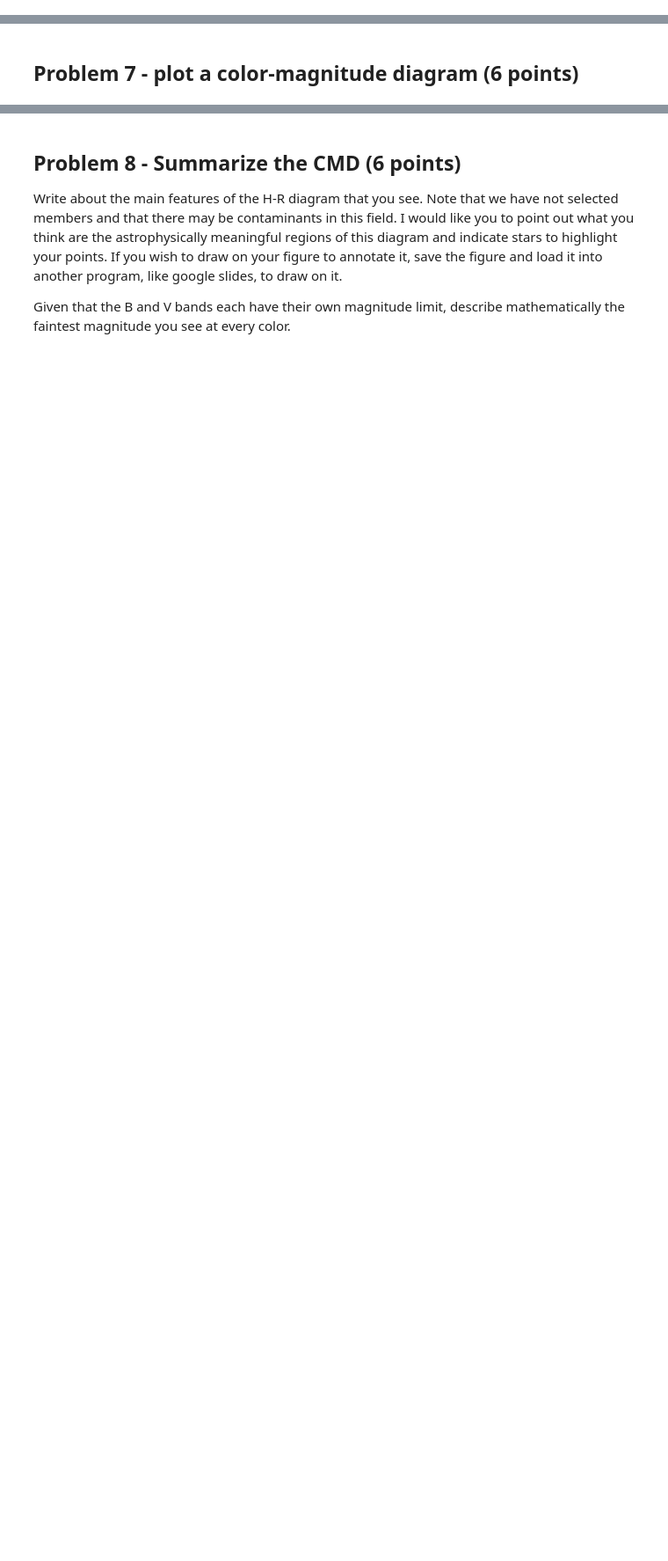
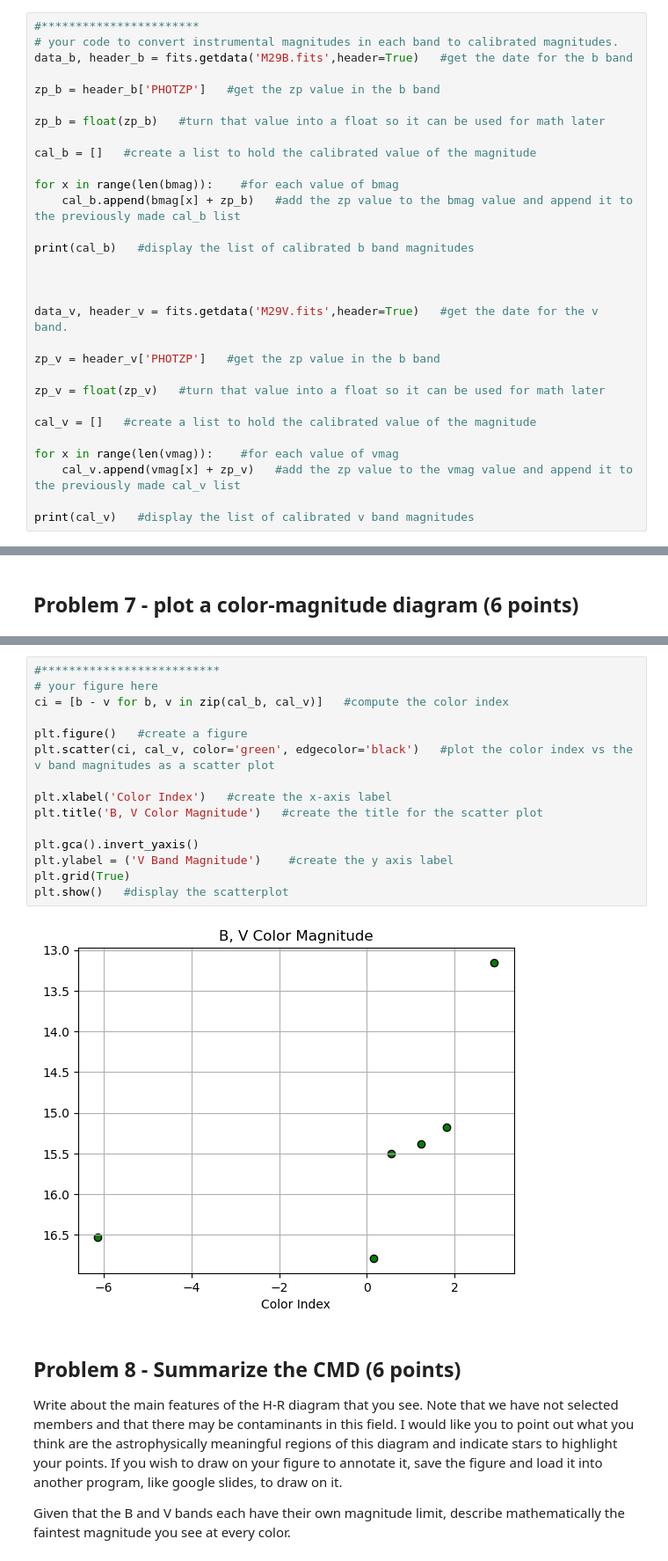
Before and after one commit to Gabe-StP/Reductionproject_student, a Jupyter notebook: cluster_photometry_student.ipynb, the cells around one changed output, grey strips where cells are left out. Shown at 88% size. Drawn from its saved outputs; the diff is of its cells as text; blank space fills up the shorter version.

```diff
--- a/cluster_photometry_student.ipynb
+++ b/cluster_photometry_student.ipynb
@@ -501,0 +508,30 @@ The PHOTZP has been determined by me using PAN-STARRS photometry of stars in our
+# %%
+#***********************
+# your code to convert instrumental magnitudes in each band to calibrated magnitudes.
+data_b, header_b = fits.getdata('M29B.fits',header=True)   #get the date for the b band
+
+zp_b = header_b['PHOTZP']   #get the zp value in the b band
+
+zp_b = float(zp_b)   #turn that value into a float so it can be used for math later
+
+cal_b = []   #create a list to hold the calibrated value of the magnitude
+
+for x in range(len(bmag)):    #for each value of bmag
+    cal_b.append(bmag[x] + zp_b)   #add the zp value to the bmag value and append it to the previously made cal_b list
+
+print(cal_b)   #display the list of calibrated b band magnitudes
+
+
+
+data_v, header_v = fits.getdata('M29V.fits',header=True)   #get the date for the v band.
+
+zp_v = header_v['PHOTZP']   #get the zp value in the b band
+
+zp_v = float(zp_v)   #turn that value into a float so it can be used for math later
+
+cal_v = []   #create a list to hold the calibrated value of the magnitude
+
+for x in range(len(vmag)):    #for each value of vmag
+    cal_v.append(vmag[x] + zp_v)   #add the zp value to the vmag value and append it to the previously made cal_v list
+
+print(cal_v)   #display the list of calibrated v band magnitudes
@@ -510,3 +543,20 @@ plt.grid(True)
+# %%
+#**************************
+# your figure here
+ci = [b - v for b, v in zip(cal_b, cal_v)]   #compute the color index
+
+plt.figure()   #create a figure
+plt.scatter(ci, cal_v, color='green', edgecolor='black')   #plot the color index vs the v band magnitudes as a scatter plot
+
+plt.xlabel('Color Index')   #create the x-axis label
+plt.title('B, V Color Magnitude')   #create the title for the scatter plot
+
+plt.gca().invert_yaxis()
+plt.ylabel = ('V Band Magnitude')    #create the y axis label
+plt.grid(True)
+plt.show()   #display the scatterplot
+# %% [output]
+[figure, added]
 # %% [markdown]
 ## Problem 8 - Summarize the CMD (6 points)
 Write about the main features of the H-R diagram that you see.  Note that we have not selected members and that there may be contaminants in this field.  I would like you to point out what you think are the astrophysically meaningful regions of this diagram and indicate stars to highlight your points.   If you wish to draw on your figure to annotate it, save the figure and load it into another program, like google slides, to draw on it.
```
Also changed, not shown: parts of 13 cells of this notebook.
